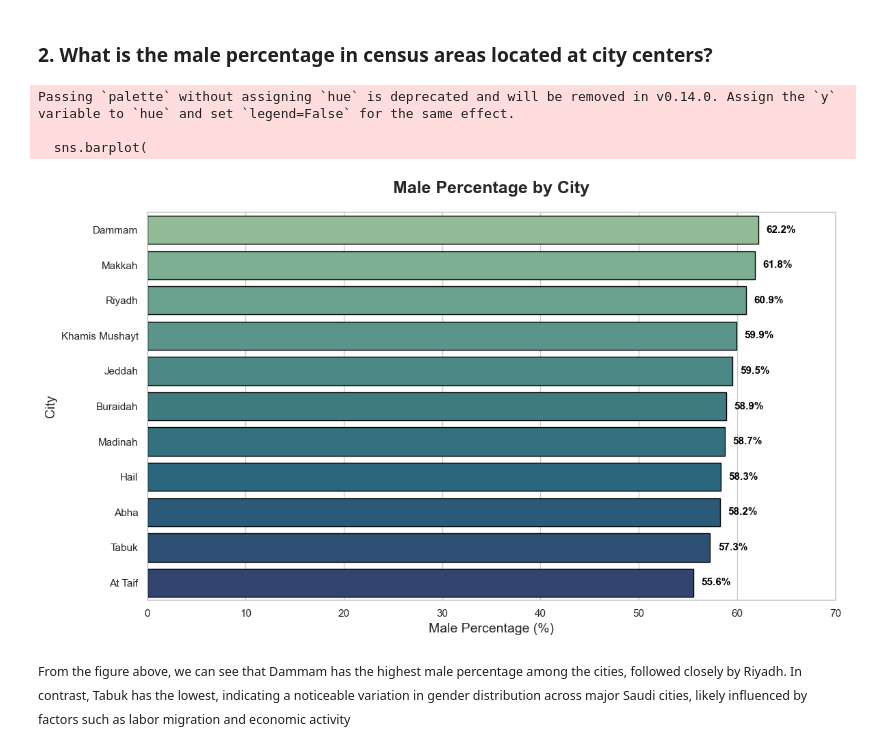
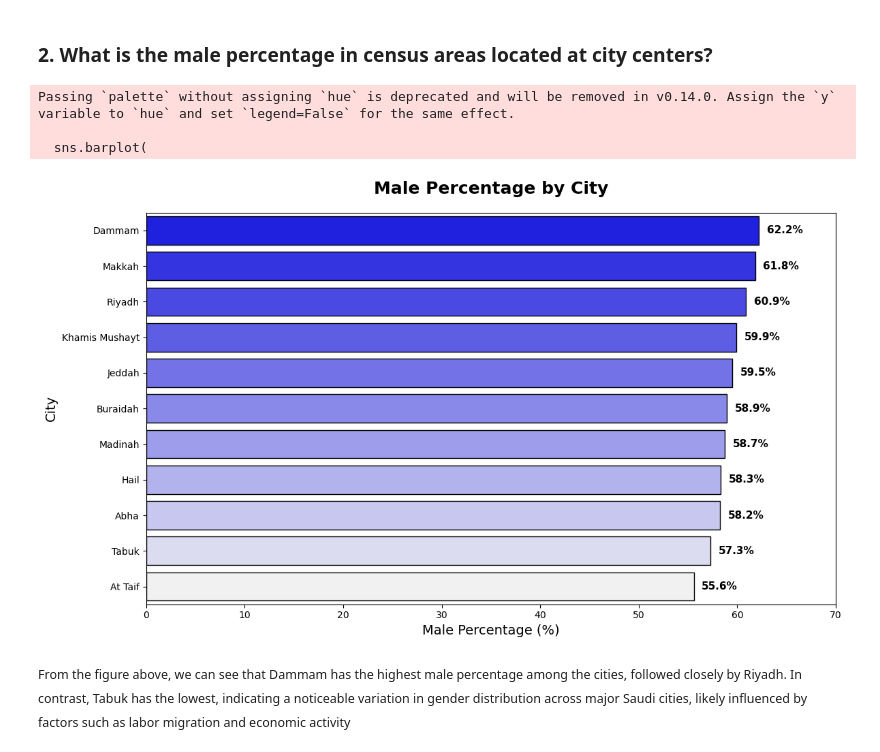
Before and after one commit to sagamohamedsaedaden-dotcom/Saudi_Arabia_Census_2022, a Jupyter notebook: Saudi_Arabia_Census_2022.ipynb, the cells around one changed output. Drawn from its saved outputs; the diff is of its cells as text; code cells hidden in the pictures.

```diff
--- a/Saudi_Arabia_Census_2022.ipynb
+++ b/Saudi_Arabia_Census_2022.ipynb
@@ -127,12 +123,6 @@ df_cities
 | 4580 | 23695 | 8 | السياييل | Al Sayayil | [25.84130057, 40.58890654] |
 4581 rows × 5 columns
 # %%
-# JSON
-with open('cities.json', 'r', encoding='utf-8') as f:
-    data = json.load(f)
-
-df_cities = pd.json_normalize(data)
-
 # Create a geographic Point (longitude, latitude) from the center coordinates
 df_cities['geometry'] = df_cities['center'].apply(
     lambda x: Point(x[1], x[0]) #It creates a geometric point that GeoPandas understands.
@@ -300,7 +273,7 @@ From the above figure, we can conclude that Riyadh is by far the most populous c
 # %% [markdown]
 ### 2. What is the male percentage in census areas located at city centers?
 # %%
-# # Calculate male percentage safely (avoid division by zero by replacing 0 with NaN)
+# Calculate male percentage
 demographics['male_percentage'] = (
     demographics['population_male_count'] /
     demographics['total_population'].replace(0, float('nan'))
@@ -320,35 +293,35 @@ df_plot = (
 # plot
 plt. figure(figsize=(12,7))
 sns.barplot(
     data=df_plot,
     x='male_percentage',
     y='name_en',
-    palette='crest',
+    palette='light:b_r',
     edgecolor='black'
 )
 plt.title('Male Percentage by City', fontsize=18, pad=20, weight='bold')
 plt.xlabel('Male Percentage (%)', fontsize=14)
 plt.ylabel('City', fontsize=14)
 
 for i, value in enumerate(df_plot['male_percentage']):
     plt.text(
         value + 0.8,
         i,
         f'{value:.1f}%',
         va='center',
         fontsize=11,
         fontweight='bold',
         color='black'
     )
 
 plt.xlim(0, 70)
 plt.tight_layout()
 plt.show()
 # %% [output]
 Passing `palette` without assigning `hue` is deprecated and will be removed in v0.14.0. Assign the `y` variable to `hue` and set `legend=False` for the same effect.
 
   sns.barplot(
-[figure, old version]
+[figure, new version]
 # %% [markdown]
 <small>
 From the figure above, we can see that Dammam has the highest male percentage among the cities, followed closely by Riyadh. In contrast, Tabuk has the lowest, indicating a noticeable variation in gender distribution across major Saudi cities, likely influenced by factors such as labor migration and economic activity
```
Also changed, not shown: parts of 21 cells of this notebook, 6 other files.
